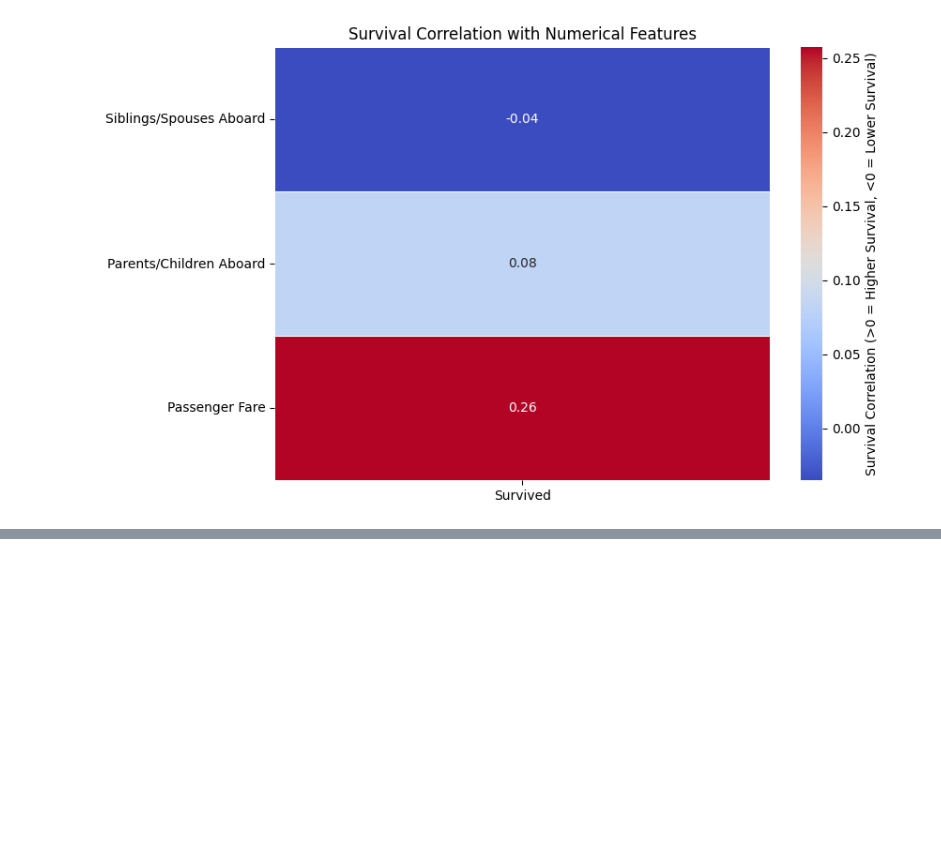
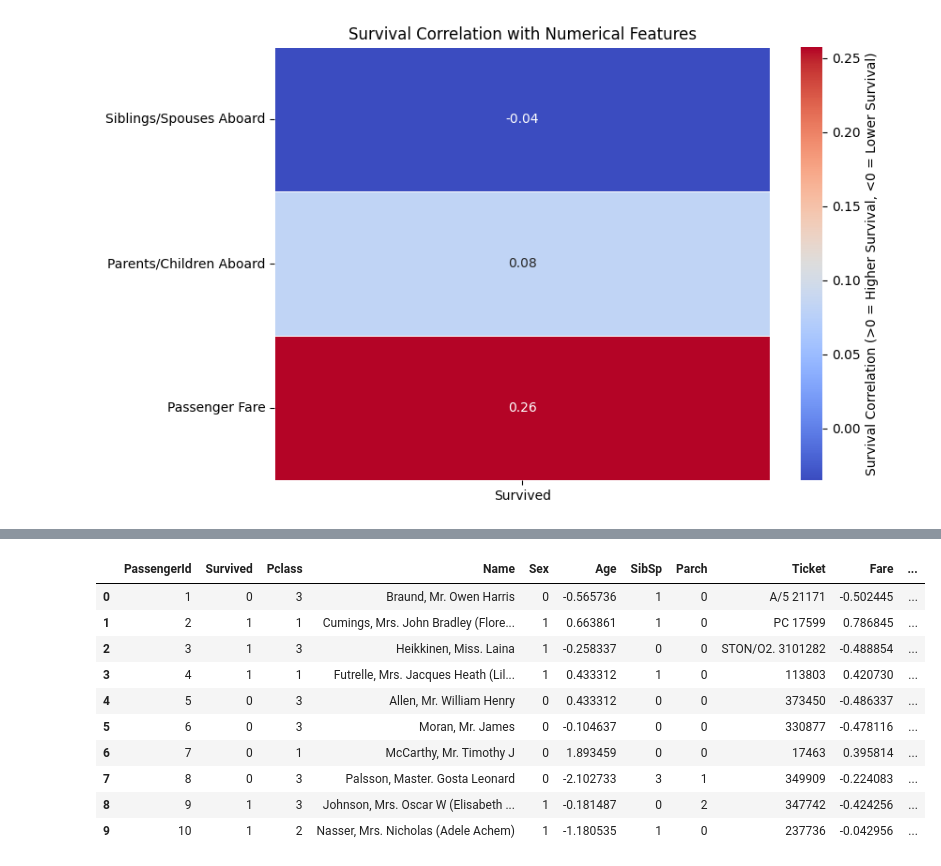
Before and after one commit to ocampbell378/Titanic-Survival-Prediction-Using-Machine-Learning, a Jupyter notebook: main.ipynb, the cells around one changed output, grey strips where cells are left out. Cells and saved outputs as stored; diff of their text form; code cells hidden in the pictures; blank space fills up the shorter version.

Commit message:
Added preprocessing and feature engineering steps for train dataset

```diff
--- a/main.ipynb
+++ b/main.ipynb
@@ -76,0 +78,21 @@ plot_survival_correlation(train_df)
+# %%
+from scripts.load import load_data
+from scripts.preprocessing import preprocess_data
+
+train_df, test_df = load_data()
+df_cleaned = preprocess_data(train_df)
+
+# Preview of the cleaned, preprocessed train data
+df_cleaned.head(10)
+# %% [output]
+|  | PassengerId | Survived | Pclass | Name | Sex | Age | SibSp | Parch | Ticket | Fare | ... |
+| 0 | 1 | 0 | 3 | Braund, Mr. Owen Harris | 0 | -0.565736 | 1 | 0 | A/5 21171 | -0.502445 | ... |
+| 1 | 2 | 1 | 1 | Cumings, Mrs. John Bradley (Flore... | 1 | 0.663861 | 1 | 0 | PC 17599 | 0.786845 | ... |
+| 2 | 3 | 1 | 3 | Heikkinen, Miss. Laina | 1 | -0.258337 | 0 | 0 | STON/O2. 3101282 | -0.488854 | ... |
+| 3 | 4 | 1 | 1 | Futrelle, Mrs. Jacques Heath (Lil... | 1 | 0.433312 | 1 | 0 | 113803 | 0.420730 | ... |
+| 4 | 5 | 0 | 3 | Allen, Mr. William Henry | 0 | 0.433312 | 0 | 0 | 373450 | -0.486337 | ... |
+| 5 | 6 | 0 | 3 | Moran, Mr. James | 0 | -0.104637 | 0 | 0 | 330877 | -0.478116 | ... |
+| 6 | 7 | 0 | 1 | McCarthy, Mr. Timothy J | 0 | 1.893459 | 0 | 0 | 17463 | 0.395814 | ... |
+| 7 | 8 | 0 | 3 | Palsson, Master. Gosta Leonard | 0 | -2.102733 | 3 | 1 | 349909 | -0.224083 | ... |
+| 8 | 9 | 1 | 3 | Johnson, Mrs. Oscar W (Elisabeth ... | 1 | -0.181487 | 0 | 2 | 347742 | -0.424256 | ... |
+| 9 | 10 | 1 | 2 | Nasser, Mrs. Nicholas (Adele Achem) | 1 | -1.180535 | 1 | 0 | 237736 | -0.042956 | ... |
```
Also changed, not shown: parts of 8 cells of this notebook, 3 other files.
